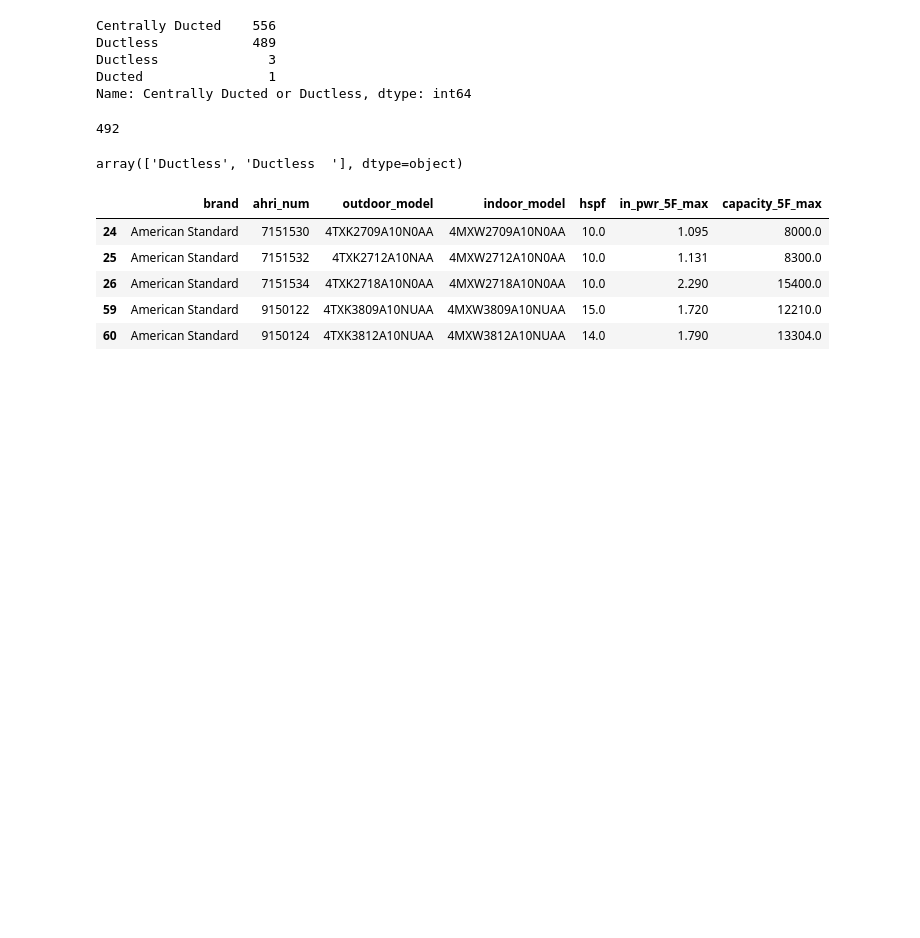
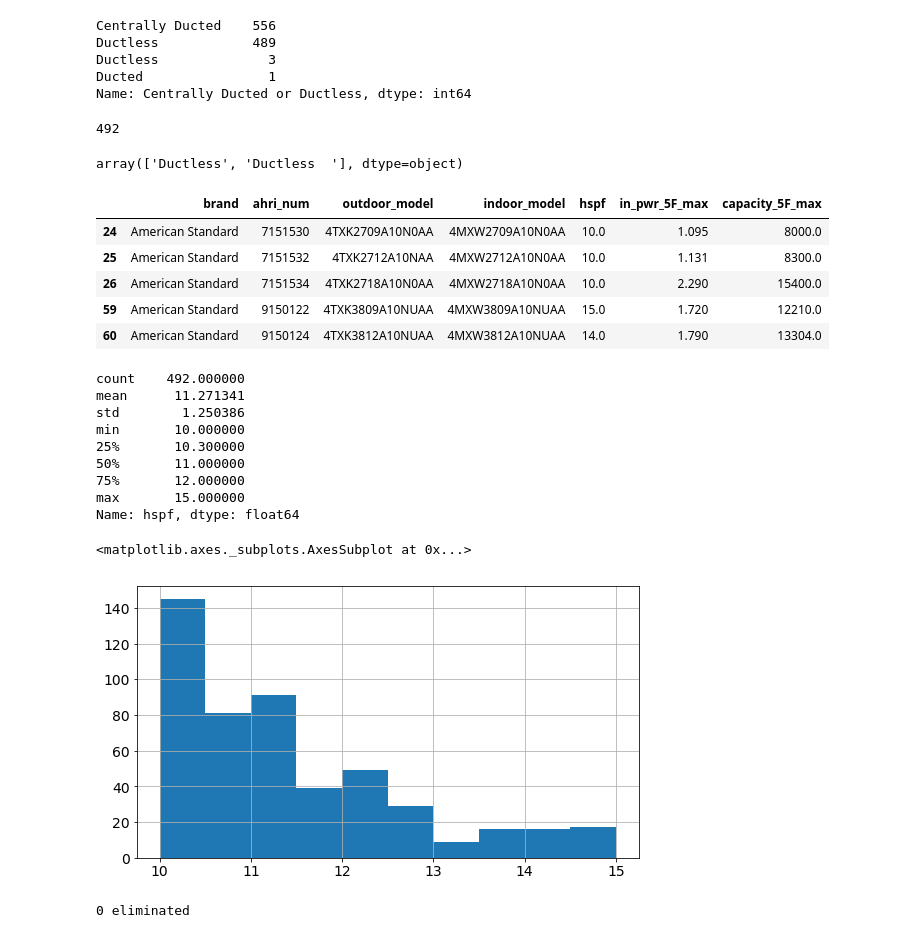
Before and after one commit to RobertLJordan/ak-energy-admin, a Jupyter notebook: ak-energy-data-admin.ipynb, the cells around one changed output. Drawn from its saved outputs; the diff is of its cells as text; code cells hidden in the pictures; blank space fills up the shorter version.

Commit message:
Outlier removal code.

```diff
--- a/ak-energy-data-admin.ipynb
+++ b/ak-energy-data-admin.ipynb
@@ -25,4 +29,7 @@ import admin_util as au  # a utility library in this repo.
 bucket = au.Bucket('ak-energy-data.analysisnorth.com')
+# %%
+rcParams['figure.figsize']= (9, 5)   # set Chart Size
+rcParams['font.size'] = 14            # set Font size in Chart
 # %% [markdown]
 ## Upload Index Notebook to the Site
 
@@ -550,3 +557,27 @@ dfd.head()
 | 26 | American Standard | 7151534 | 4TXK2718A10N0AA | 4MXW2718A10N0AA | 10.0 | 2.290 | 15400.0 |
 | 59 | American Standard | 9150122 | 4TXK3809A10NUAA | 4MXW3809A10NUAA | 15.0 | 1.720 | 12210.0 |
 | 60 | American Standard | 9150124 | 4TXK3812A10NUAA | 4MXW3812A10NUAA | 14.0 | 1.790 | 13304.0 |
+# %%
+# Filter outliers in hspf
+print(dfd.hspf.describe())
+dfd.hspf.hist()
+# %% [output]
+count    492.000000
+mean      11.271341
+std        1.250386
+min       10.000000
+25%       10.300000
+50%       11.000000
+75%       12.000000
+max       15.000000
+Name: hspf, dtype: float64
+<matplotlib.axes._subplots.AxesSubplot at 0x...>
+[figure, added]
+# %%
+# Must have an HSPF of at least 10 to make list.  For now use 18 as an
+# upper limit, but later that may not be high enough.
+orig_ct = len(dfd)
+dfd = dfd.query('hspf >= 10.0 and hspf <= 18')
+print(len(dfd) - orig_ct, 'eliminated')
+# %% [output]
+0 eliminated
```
Also changed, not shown: parts of 5 cells of this notebook.
